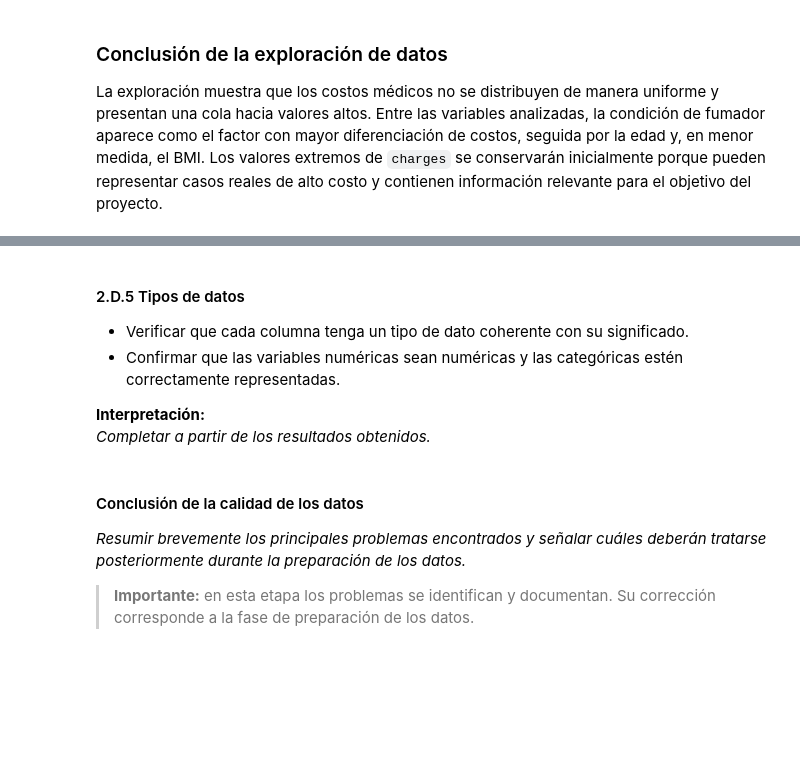
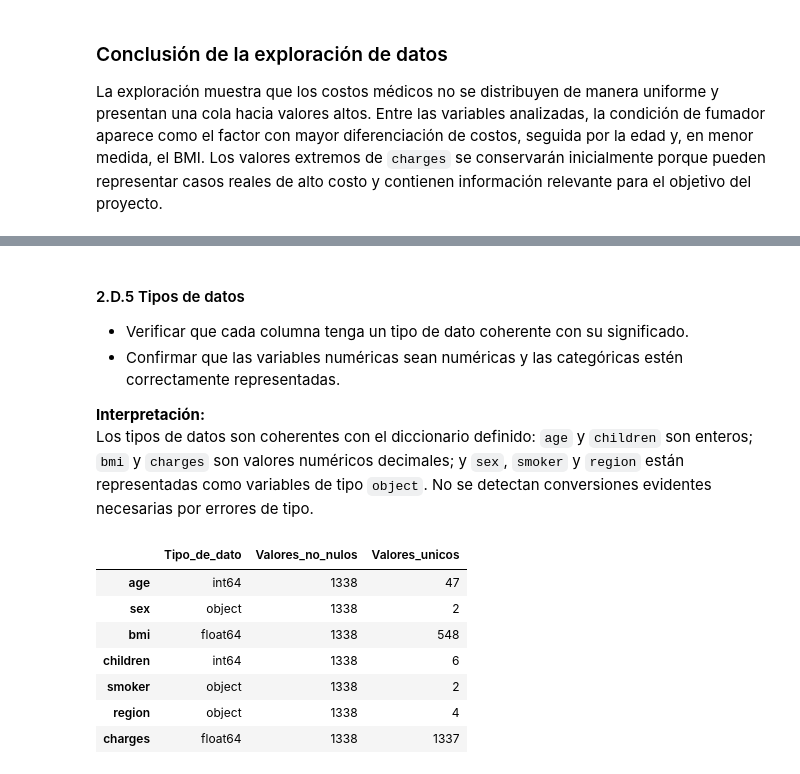
Before and after one commit to federico2018lc/Estudio_Dataset_MedicalCostPersonal-Datasets_Kaggle, a Jupyter notebook: modulo2AnalistaDatos.ipynb, the cells around one changed output, grey strips where cells are left out. Saved outputs shown, nothing was run; the diff lists cells and outputs as text; code cells hidden in the pictures; blank space fills up the shorter version.

```diff
--- a/modulo2AnalistaDatos.ipynb
+++ b/modulo2AnalistaDatos.ipynb
@@ -483,10 +841,22 @@ _Completar a partir de los resultados obtenidos._
 - Confirmar que las variables numéricas sean numéricas y las categóricas estén correctamente representadas.
 
 **Interpretación:**
-_Completar a partir de los resultados obtenidos._
+Los tipos de datos son coherentes con el diccionario definido: `age` y `children` son enteros; `bmi` y `charges` son valores numéricos decimales; y `sex`, `smoker` y `region` están representadas como variables de tipo `object`. No se detectan conversiones evidentes necesarias por errores de tipo.
-# %% [markdown]
-#### Conclusión de la calidad de los datos
-
-_Resumir brevemente los principales problemas encontrados y señalar cuáles deberán tratarse posteriormente durante la preparación de los datos._
-
-> **Importante:** en esta etapa los problemas se identifican y documentan. Su corrección corresponde a la fase de preparación de los datos.
+# %%
+# Verificación de tipos de datos
+tipos = pd.DataFrame({
+    "Tipo_de_dato": df.dtypes.astype(str),
+    "Valores_no_nulos": df.notna().sum(),
+    "Valores_unicos": df.nunique()
+})
+
+display(tipos)
+# %% [output]
+|  | Tipo_de_dato | Valores_no_nulos | Valores_unicos |
+| age | int64 | 1338 | 47 |
+| sex | object | 1338 | 2 |
+| bmi | float64 | 1338 | 548 |
+| children | int64 | 1338 | 6 |
+| smoker | object | 1338 | 2 |
+| region | object | 1338 | 4 |
+| charges | float64 | 1338 | 1337 |
```
Also changed, not shown: parts of 48 cells of this notebook.
